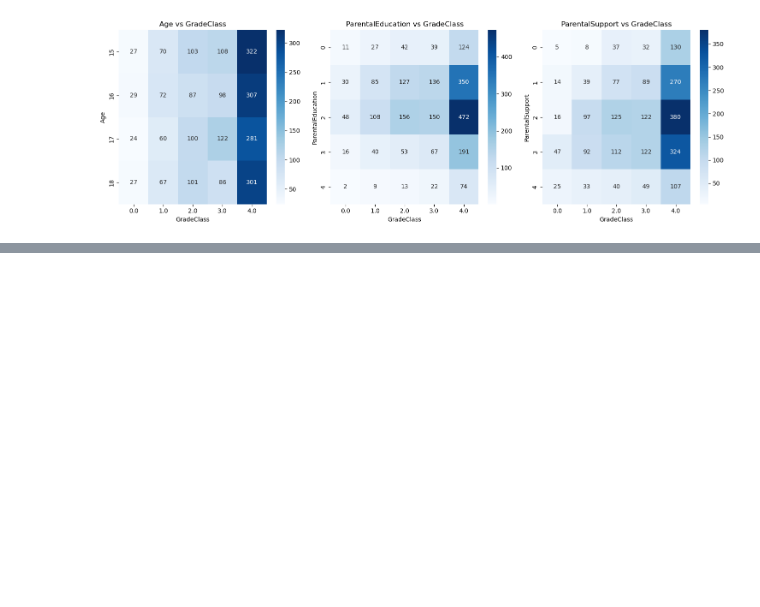
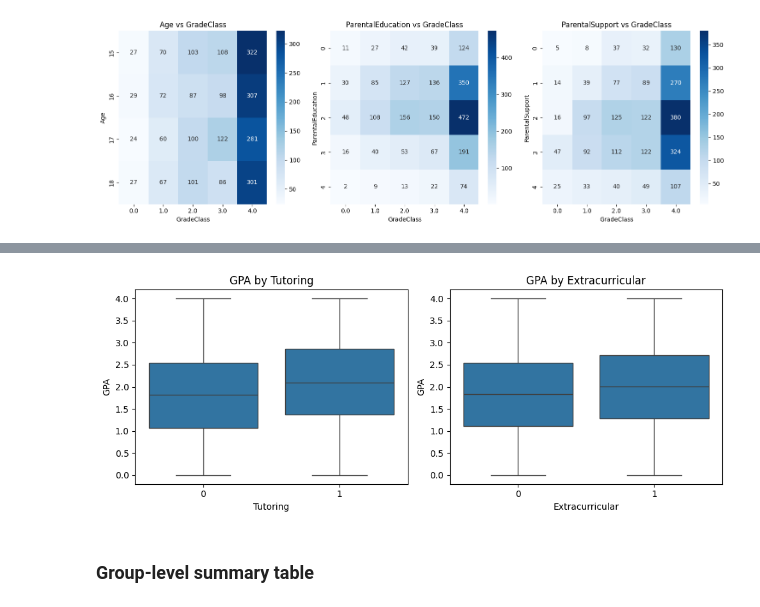
Before and after one commit to jeremiafourie/BrightPath-Grade-Predictor, a Jupyter notebook: notebooks/eda.ipynb, the cells around one changed output, grey strips where cells are left out. Cells and saved outputs as stored; diff of their text form; code cells hidden in the pictures; blank space fills up the shorter version.

```diff
--- a/notebooks/eda.ipynb
+++ b/notebooks/eda.ipynb
@@ -222,0 +248,12 @@ plt.show()
+# %%
+fig, axes = plt.subplots(1,2, figsize=(10,4))
+sns.boxplot(ax=axes[0], x='Tutoring', y='GPA', data=data)
+axes[0].set_title('GPA by Tutoring')
+sns.boxplot(ax=axes[1], x='Extracurricular', y='GPA', data=data)
+axes[1].set_title('GPA by Extracurricular')
+plt.tight_layout()
+plt.show()
+# %% [output]
+[figure, added]
+# %% [markdown]
+### Group‐level summary table
```
Also changed, not shown: parts of 5 cells of this notebook.
